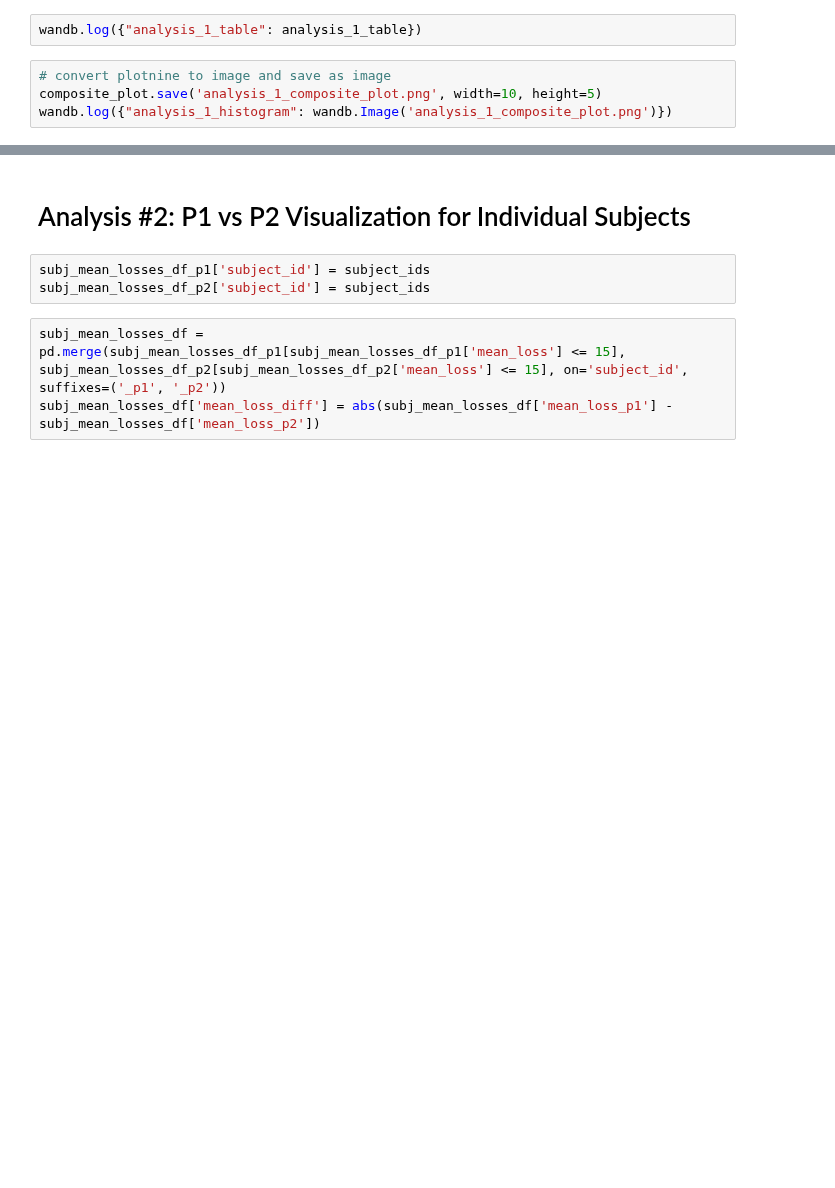
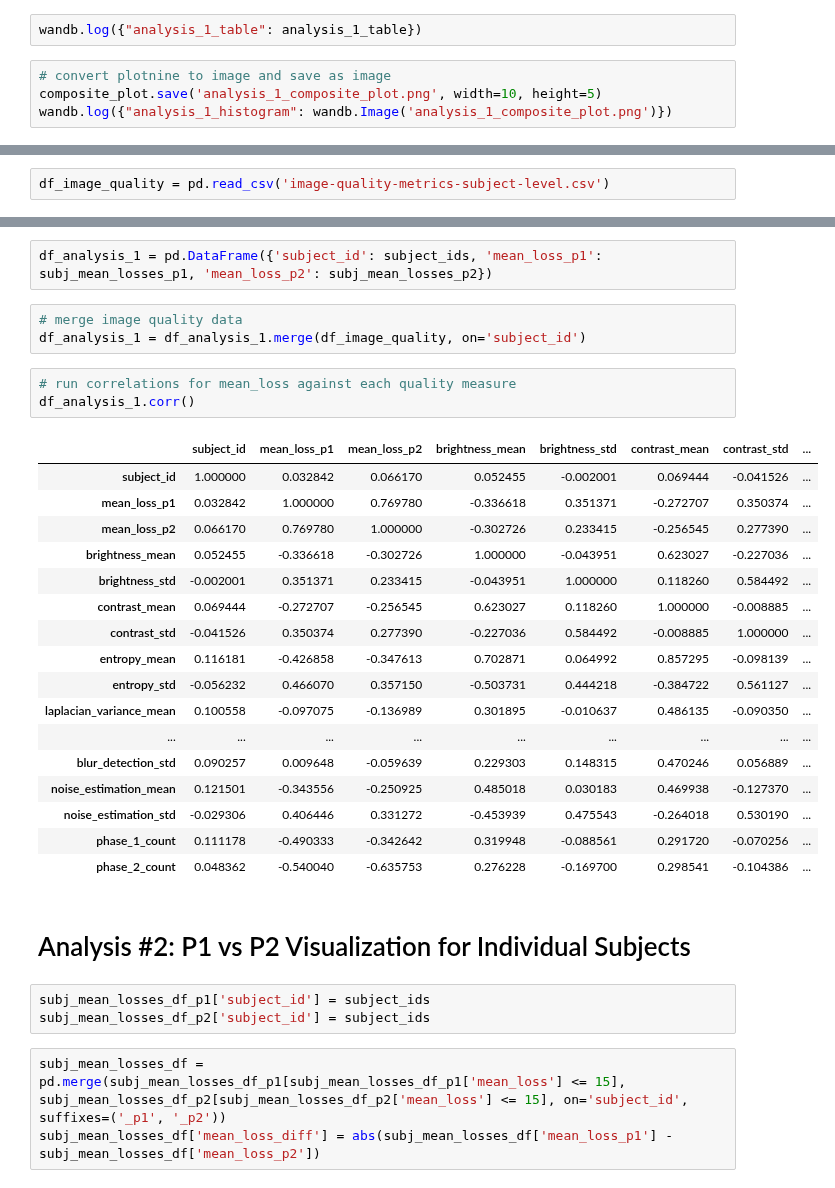
Before and after one commit to jspsych/eye-tracking-training, a Jupyter notebook: analysis/analysis-of-individual-model-run.ipynb, the cells around one changed output, grey strips where cells are left out. Cells and saved outputs as stored; diff of their text form; blank space fills up the shorter version.

```diff
--- a/analysis/analysis-of-individual-model-run.ipynb
+++ b/analysis/analysis-of-individual-model-run.ipynb
@@ -619,0 +716,2 @@ wandb.log({"analysis_1_histogram": wandb.Image('analysis_1_composite_plot.png')}
+# %%
+df_image_quality = pd.read_csv('image-quality-metrics-subject-level.csv')
@@ -620,3 +727,29 @@ wandb.log({"analysis_1_histogram": wandb.Image('analysis_1_composite_plot.png')}
+# %%
+df_analysis_1 = pd.DataFrame({'subject_id': subject_ids, 'mean_loss_p1': subj_mean_losses_p1, 'mean_loss_p2': subj_mean_losses_p2})
+# %%
+# merge image quality data
+df_analysis_1 = df_analysis_1.merge(df_image_quality, on='subject_id')
+# %%
+# run correlations for mean_loss against each quality measure
+df_analysis_1.corr()
+# %% [output]
+|  | subject_id | mean_loss_p1 | mean_loss_p2 | brightness_mean | brightness_std | contrast_mean | contrast_std | ... |
+| subject_id | 1.000000 | 0.032842 | 0.066170 | 0.052455 | -0.002001 | 0.069444 | -0.041526 | ... |
+| mean_loss_p1 | 0.032842 | 1.000000 | 0.769780 | -0.336618 | 0.351371 | -0.272707 | 0.350374 | ... |
+| mean_loss_p2 | 0.066170 | 0.769780 | 1.000000 | -0.302726 | 0.233415 | -0.256545 | 0.277390 | ... |
+| brightness_mean | 0.052455 | -0.336618 | -0.302726 | 1.000000 | -0.043951 | 0.623027 | -0.227036 | ... |
+| brightness_std | -0.002001 | 0.351371 | 0.233415 | -0.043951 | 1.000000 | 0.118260 | 0.584492 | ... |
+| contrast_mean | 0.069444 | -0.272707 | -0.256545 | 0.623027 | 0.118260 | 1.000000 | -0.008885 | ... |
+| contrast_std | -0.041526 | 0.350374 | 0.277390 | -0.227036 | 0.584492 | -0.008885 | 1.000000 | ... |
+| entropy_mean | 0.116181 | -0.426858 | -0.347613 | 0.702871 | 0.064992 | 0.857295 | -0.098139 | ... |
+| entropy_std | -0.056232 | 0.466070 | 0.357150 | -0.503731 | 0.444218 | -0.384722 | 0.561127 | ... |
+| laplacian_variance_mean | 0.100558 | -0.097075 | -0.136989 | 0.301895 | -0.010637 | 0.486135 | -0.090350 | ... |
+| ... | ... | ... | ... | ... | ... | ... | ... | ... |
+| blur_detection_std | 0.090257 | 0.009648 | -0.059639 | 0.229303 | 0.148315 | 0.470246 | 0.056889 | ... |
+| noise_estimation_mean | 0.121501 | -0.343556 | -0.250925 | 0.485018 | 0.030183 | 0.469938 | -0.127370 | ... |
+| noise_estimation_std | -0.029306 | 0.406446 | 0.331272 | -0.453939 | 0.475543 | -0.264018 | 0.530190 | ... |
+| phase_1_count | 0.111178 | -0.490333 | -0.342642 | 0.319948 | -0.088561 | 0.291720 | -0.070256 | ... |
+| phase_2_count | 0.048362 | -0.540040 | -0.635753 | 0.276228 | -0.169700 | 0.298541 | -0.104386 | ... |
 # %% [markdown]
 # Analysis \#2: P1 vs P2 Visualization for Individual Subjects
 # %%
```
Also changed, not shown: parts of 16 cells of this notebook.
